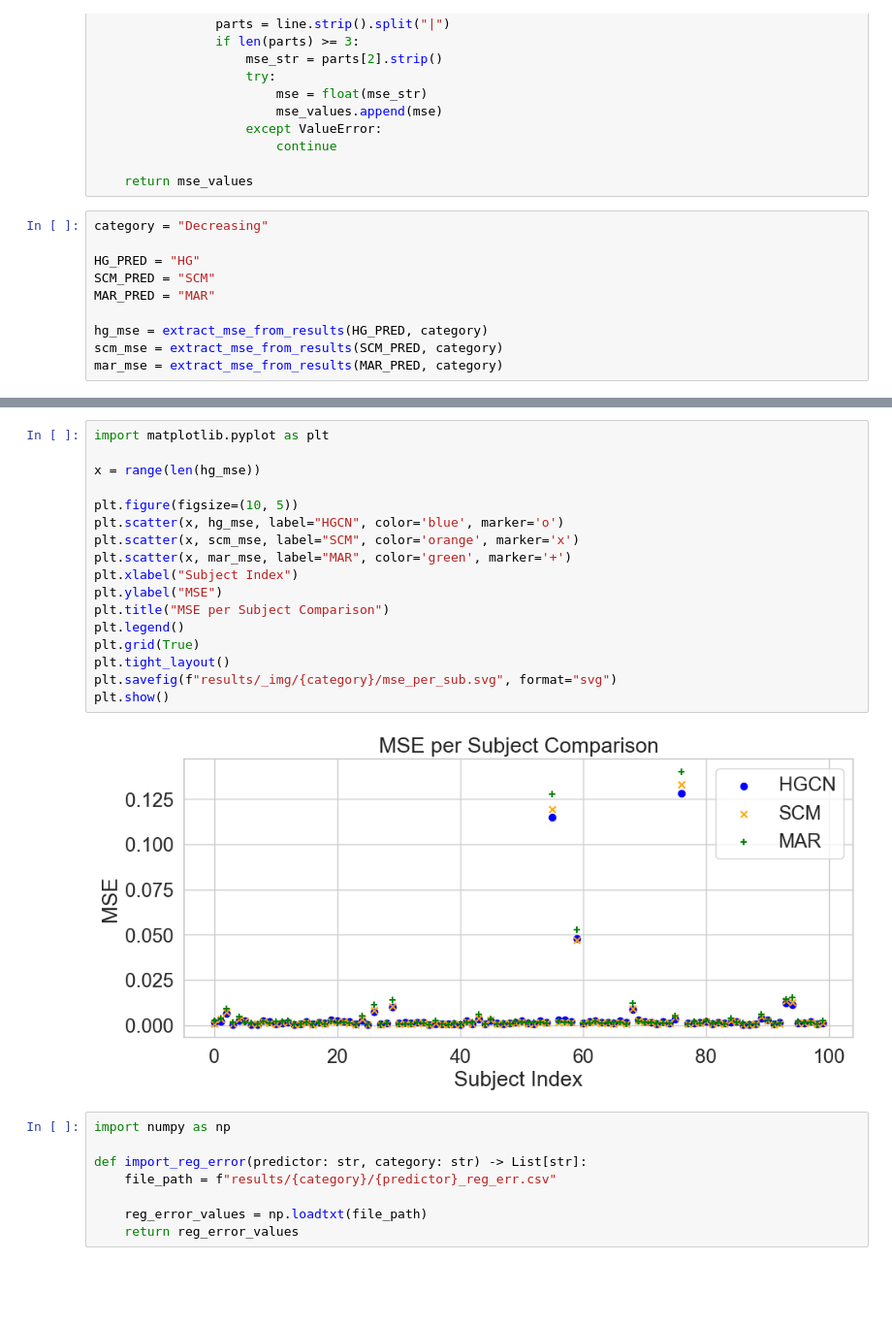
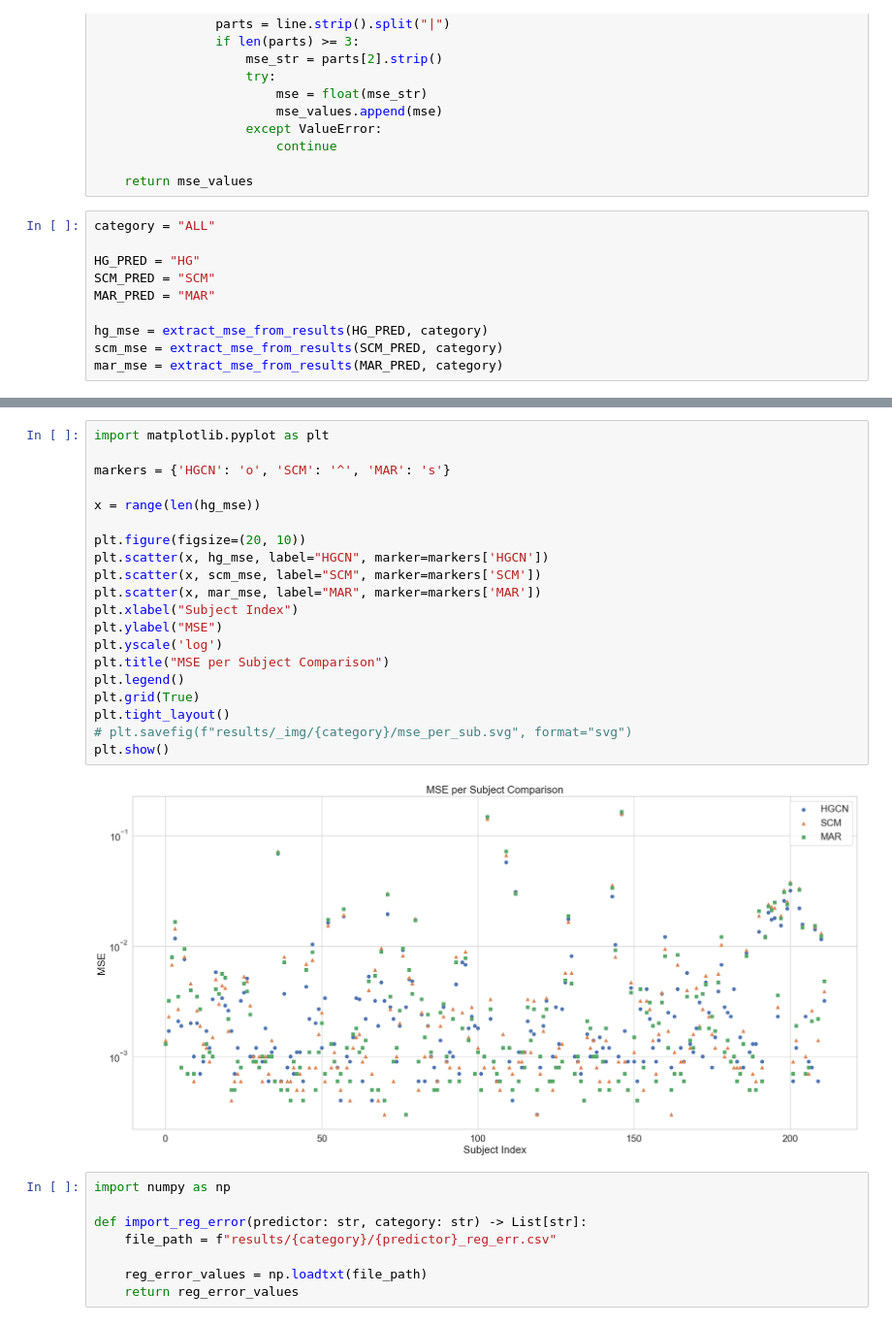
Before and after one commit to mwardynski/hpc-alz, a Jupyter notebook: gen_charts.ipynb, the cells around one changed output, grey strips where cells are left out. Shown at 97% size. Drawn from its saved outputs; the diff is of its cells as text; blank space fills up the shorter version.

```diff
--- a/gen_charts.ipynb
+++ b/gen_charts.ipynb
@@ -46,7 +46,7 @@ def extract_mse_from_results(predictor: str, category: str) -> List[str]:
 
     return mse_values
 # %%
-category = "Decreasing"
+category = "ALL"
 
 HG_PRED = "HG"
 SCM_PRED = "SCM"
@@ -80,22 +80,25 @@ plt.show()
 # %%
 import matplotlib.pyplot as plt
 
+markers = {'HGCN': 'o', 'SCM': '^', 'MAR': 's'}
+
 x = range(len(hg_mse))
 
-plt.figure(figsize=(10, 5))
-plt.scatter(x, hg_mse, label="HGCN", color='blue', marker='o')
-plt.scatter(x, scm_mse, label="SCM", color='orange', marker='x')
-plt.scatter(x, mar_mse, label="MAR", color='green', marker='+')
+plt.figure(figsize=(20, 10))
+plt.scatter(x, hg_mse, label="HGCN", marker=markers['HGCN'])
+plt.scatter(x, scm_mse, label="SCM", marker=markers['SCM'])
+plt.scatter(x, mar_mse, label="MAR", marker=markers['MAR'])
 plt.xlabel("Subject Index")
 plt.ylabel("MSE")
+plt.yscale('log')
 plt.title("MSE per Subject Comparison")
 plt.legend()
 plt.grid(True)
 plt.tight_layout()
-plt.savefig(f"results/_img/{category}/mse_per_sub.svg", format="svg")
+# plt.savefig(f"results/_img/{category}/mse_per_sub.svg", format="svg")
 plt.show()
 # %% [output]
-[figure, old version]
+[figure, new version]
 # %%
 import numpy as np
 
```
Also changed, not shown: parts of 4 cells of this notebook, 1 other file.
